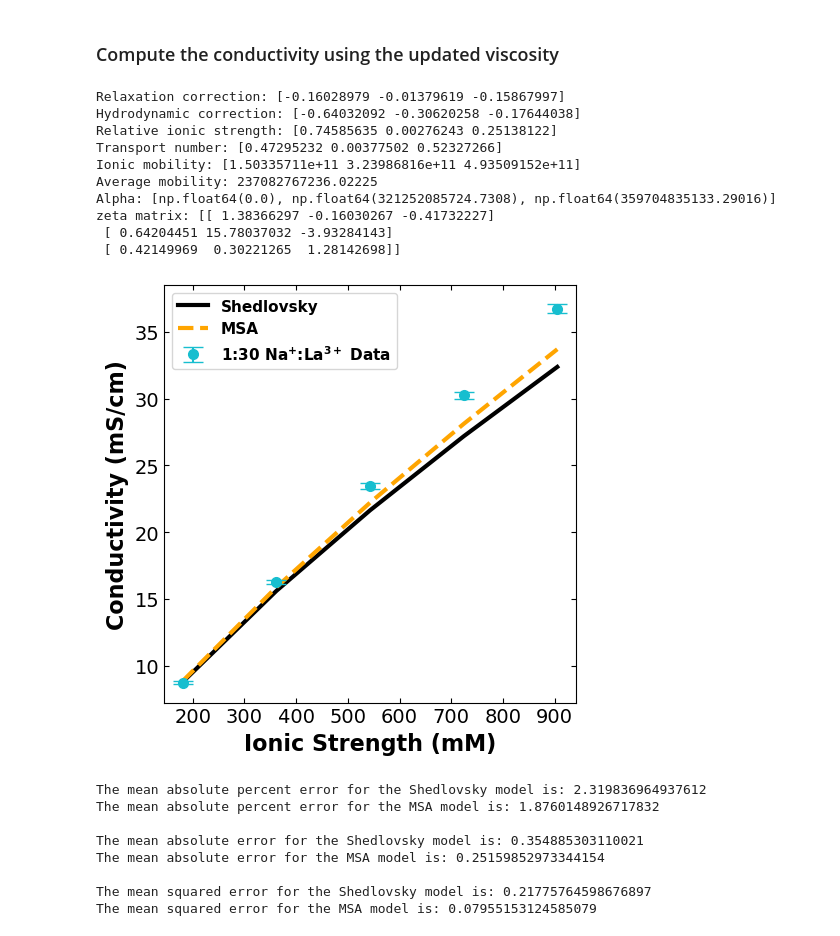
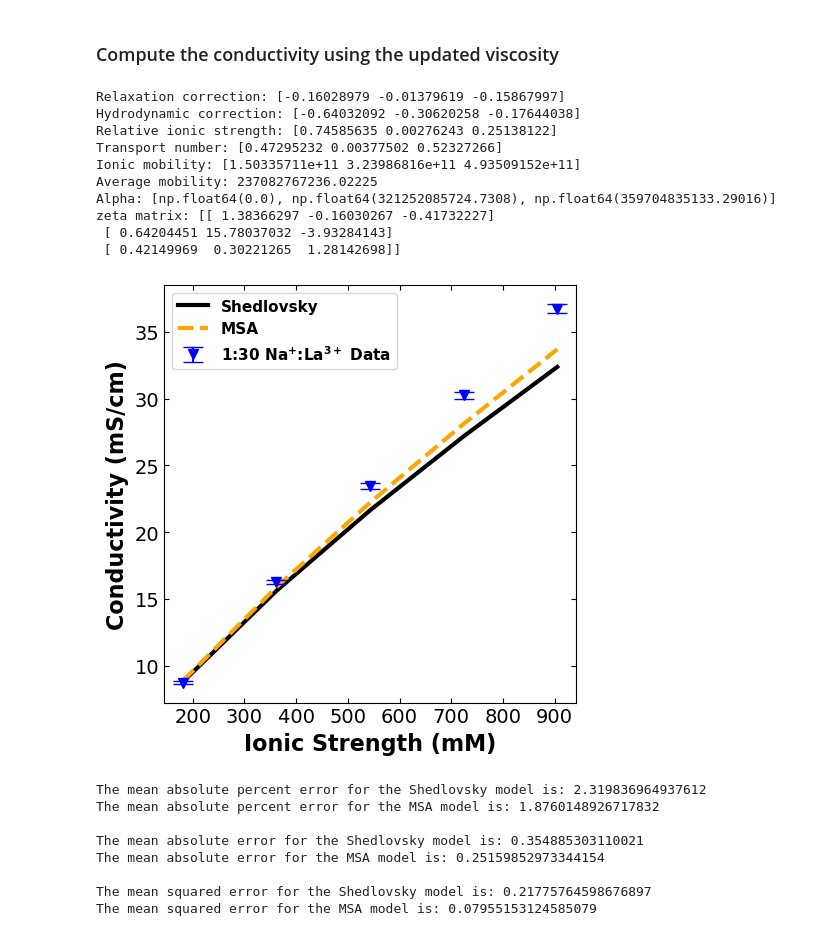
Before and after one commit to dowlinglab/salts-conductivity-modelling, a Jupyter notebook: extreme_binary_conductivity.ipynb, the cells around one changed output. Cells and saved outputs as stored; diff of their text form; code cells hidden in the pictures.

```diff
--- a/extreme_binary_conductivity.ipynb
+++ b/extreme_binary_conductivity.ipynb
@@ -660,37 +980,36 @@ shed_cond_Na_La_2 = [shed_cond_NaCl_3[i] + shed_cond_LaCl3_2[i] for i in range(n
 msa_cond_Na_La_2 = cd.msa(valency_La_Na, diameter_La_Na, diff_coeff_La_Na, temp, eta_msa_ext,
                           epsilon, lambda_0_La_Na, LaCl3_conc_extreme, NaCl_conc_extreme,)
 
 # plot comparing the model predictions and the data
 fig = plt.figure(figsize=(5, 5))
 plt.plot(ionic_str_Na_La, shed_cond_Na_La_2, "-", color="black", linewidth=3,
          markersize=10, label="Shedlovsky")
 plt.plot(ionic_str_Na_La, msa_cond_Na_La_2, "--", linewidth=3, markersize=10,
          color="orange", label="MSA")
 plt.errorbar(
-    ionic_str_Na_La, Na_La_cond_extreme, yerr=error_Na_La_extreme, fmt='o', ecolor='tab:cyan',
-    capsize=7, markersize=7, markerfacecolor='tab:cyan', markeredgecolor='tab:cyan',
+    ionic_str_Na_La, Na_La_cond_extreme, yerr=error_Na_La_extreme, fmt='v', ecolor='blue',
+    capsize=7, markersize=7, markerfacecolor='blue', markeredgecolor='blue',
     label='1:30 Na$\mathbf{^{+}}$:La$\mathbf{^{3+}}$ Data')
 plt.xlabel("Ionic Strength (mM)", fontsize=16,fontweight='bold')
 plt.ylabel("Conductivity (mS/cm)", fontsize=16,fontweight='bold')
 plt.xticks(fontsize=14)
 plt.yticks(fontsize=14)
 plt.tick_params(direction="in",top=True, right=True)
 plt.legend(prop={"weight": "bold", "size": 11})
 plt.tight_layout()
-# plt.savefig(r".\Binary_salts\shed_msa_na_la_extreme_vis.png")
 plt.show()
 # %% [output]
 Relaxation correction: [-0.16028979 -0.01379619 -0.15867997]
 Hydrodynamic correction: [-0.64032092 -0.30620258 -0.17644038]
 Relative ionic strength: [0.74585635 0.00276243 0.25138122]
 Transport number: [0.47295232 0.00377502 0.52327266]
 Ionic mobility: [1.50335711e+11 3.23986816e+11 4.93509152e+11]
 Average mobility: 237082767236.02225
 Alpha: [np.float64(0.0), np.float64(321252085724.7308), np.float64(359704835133.29016)]
 zeta matrix: [[ 1.38366297 -0.16030267 -0.41732227]
  [ 0.64204451 15.78037032 -3.93284143]
  [ 0.42149969  0.30221265  1.28142698]]
-[figure, old version]
+[figure, new version]
 # %%
 # define the values for ionic strengths < 500 mM
 shed_cond_Na_La_400_2 = shed_cond_Na_La_2[0:2]
```
Also changed, not shown: parts of 29 cells of this notebook, 16 other files.
